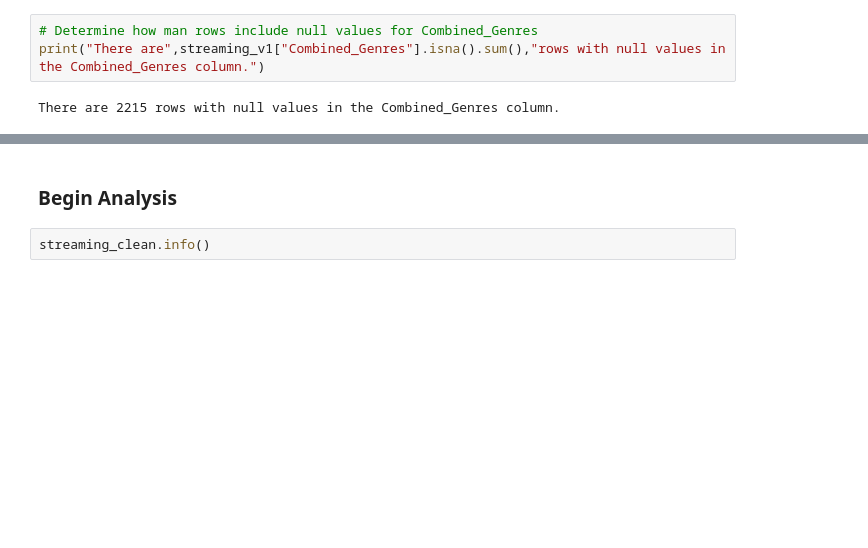
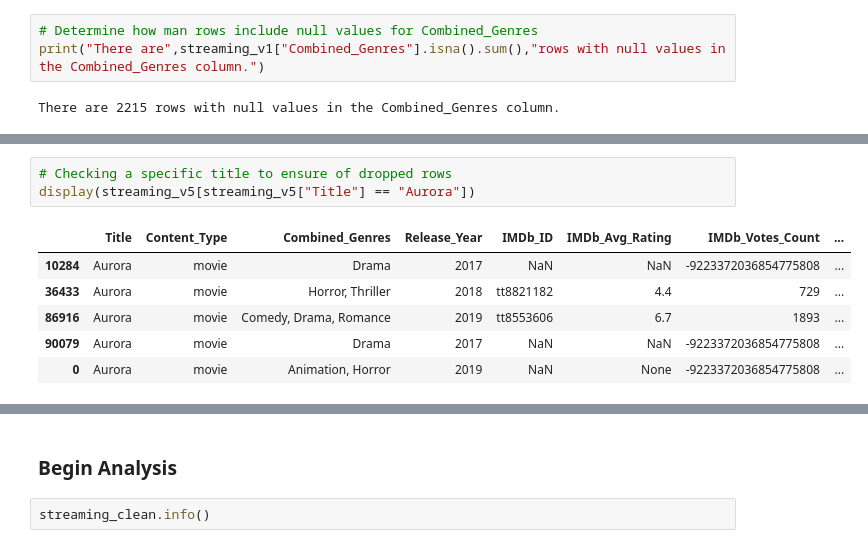
Before and after one commit to rkynhoff/Streaming_Service_Comparisons, a Jupyter notebook: STRM_SERV_COMP_V2.ipynb, the cells around one changed output, grey strips where cells are left out. Saved outputs shown, nothing was run; the diff lists cells and outputs as text; blank space fills up the shorter version.

```diff
--- a/STRM_SERV_COMP_V2.ipynb
+++ b/STRM_SERV_COMP_V2.ipynb
@@ -365,0 +488,10 @@ streaming_v4[streaming_v4["Title"] == "The Final Ride"]
+# %%
+# Checking a specific title to ensure of dropped rows
+display(streaming_v5[streaming_v5["Title"] == "Aurora"])
+# %% [output]
+|  | Title | Content_Type | Combined_Genres | Release_Year | IMDb_ID | IMDb_Avg_Rating | IMDb_Votes_Count | ... |
+| 10284 | Aurora | movie | Drama | 2017 | NaN | NaN | -9223372036854775808 | ... |
+| 36433 | Aurora | movie | Horror, Thriller | 2018 | tt8821182 | 4.4 | 729 | ... |
+| 86916 | Aurora | movie | Comedy, Drama, Romance | 2019 | tt8553606 | 6.7 | 1893 | ... |
+| 90079 | Aurora | movie | Drama | 2017 | NaN | NaN | -9223372036854775808 | ... |
+| 0 | Aurora | movie | Animation, Horror | 2019 | NaN | None | -9223372036854775808 | ... |
```
Also changed, not shown: parts of 22 cells of this notebook.
